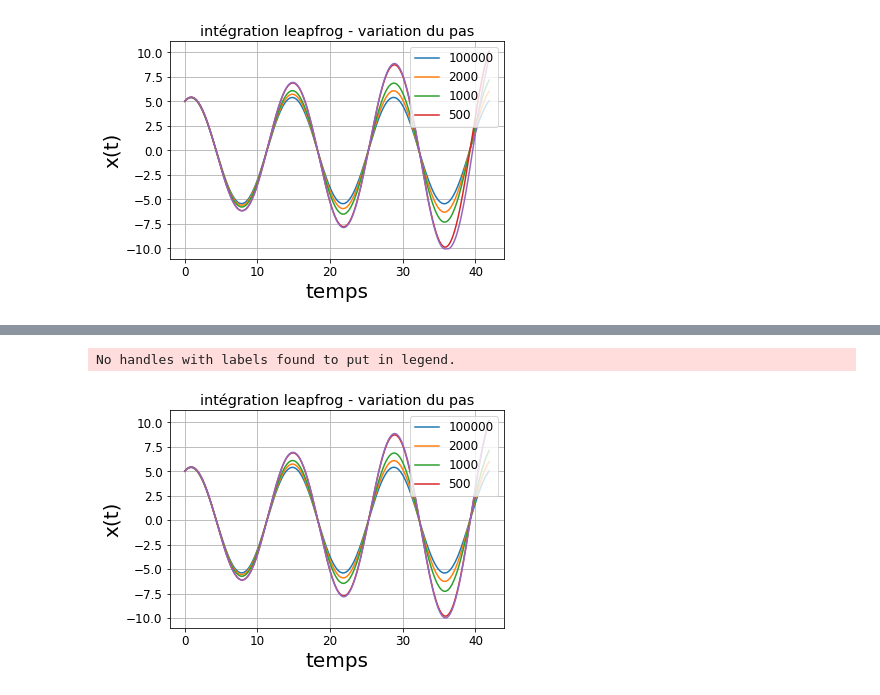
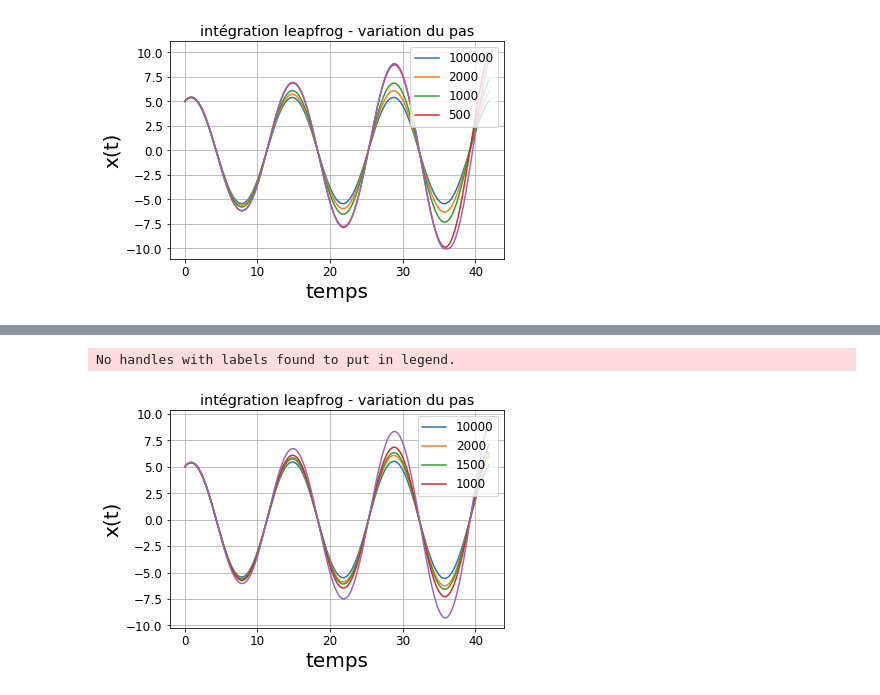
Before and after one commit to Yves-LEMEN/potentiel-discret, a Jupyter notebook: potentiel discret.ipynb, the cells around one changed output, grey strips where cells are left out. Saved outputs shown, nothing was run; the diff lists cells and outputs as text; code cells hidden in the pictures.

```diff
--- a/potentiel discret.ipynb
+++ b/potentiel discret.ipynb
@@ -343,18 +339,13 @@ xp = np.linspace(-l, l, Nn)
 s = np.linspace(-l, l, Nn-1) #utilisé pour les vecteurs dérivés qui n'ont que Nn-1 composantes
 dxp=xp[1]-xp[0]
 ds=s[1]-s[0]
-
-
-
-
 omeg=1.5
-
-
 
 ###########################
 # chargement du potentiel quadratique
 
 V = (omeg**2/2)*xp**2
+fpot = interp1d(xp, V, kind='cubic')
 
 #######################
 # Conditions initiales
@@ -363,75 +354,44 @@ v0=3.0
 
 
 
-
-
-
-###############################################################################
-# calcul de la valeur du potentiel en un point x avec interpolation
-def potiel(x,l,Nn, V):
-        xp = np.linspace(-l, l, Nn)
-        fpot = interp1d(xp, V, kind='cubic')
-        pot=fpot(x)
-        return pot
-
-###############################################################################
-# calcul de la dérivée du potentiel sous forme vectorielle à Nn-1 points
-def dVdx(l, Nn, V):
-        deltaV=zeros(Nn-1)
-        for i in range(0,Nn-1):
-                deltaV[i]=(V[i+1]-V[i])*((Nn)/(2*l))
-        return deltaV
-
-
 ###############################################################################
 # calcul de la valeur de la dérivée du potentiel en un point x avec interpolation
-def derivpot(z,l,Nn, Vprim):
-        s = np.linspace(-l, l, Nn-1)
-        fpot= interp1d(s, Vprim, kind='cubic')
-        pot=fpot(z)
+def derivpot(z,l,Nn, fpot):
+        k=0.001
+        h=k*2*l/Nn
+        pot=(fpot(z+h)-fpot(z))/h
         return pot
 
 
 ###############################################################################
-# création de la fonction resoudre
+# création de la fonction resoudre qui donne position et vitesses par la méthode leapfrog (coeur du programme)
 def resoudre(x0,v0, Mm):
-#######################################
+########################
 # entrée des paramètres temporels - limite de temps tps pas temporel Mm
 
     tps=3*2*3.141596/omeg #temps caractéristique posé égal à 3 fois la période
     tp=np.linspace(0,tps,Mm)
     dtp = tp[1] - tp[0]
-
+########################
 # Initialisation à 0 des variables, et Conditions initiales
     x = zeros(Mm)
     v = zeros(Mm)
     x[0] = x0
     v[0] = v0
 
-########################################
+########################
 # Intégration "leapfrog"
-    k0= derivpot(x[0],l,Nn,Vprim)
+    k0= derivpot(x[0],l,Nn,fpot)
 
     for i in range(Mm-1):
         v[i + 1] = v[i] - dtp*k0
         x[i + 1] = x[i] + dtp*v[i + 1]
-        k0=derivpot(x[i-1],l,Nn,Vprim)
+        k0=derivpot(x[i-1],l,Nn,fpot)
 
-###########################################################################
-# Solution
     return x,v
 
 
-
-
-
-
-
-##############################################################################
-
-
-
-
+#retour programme principal
 ###############################################################################
 # représentation graphique leapfrog
 rcParams["axes.grid"] = True
@@ -443,34 +403,32 @@ figure()
 xlabel("temps")
 ylabel("x(t)")
 plt.title ("intégration leapfrog - variation du pas")
 ###############################################################################
 
-#retour programme principal
-Vprim=dVdx(l,Nn,V)
 
 
 
-vecteur=[100000, 2000, 1000, 500, 485]
+vecteur=[10000, 2000, 1500, 1000, 550]
 
 for i in range(0, 5):
     Mm= vecteur[i]
     x,v = resoudre(x0,v0, Mm)
 
     tps=10*2*3.141596/omeg
     tp=np.linspace(0,tps,Mm)
 
 
 
 
 
     plt.legend(loc='upper right')
     plt.plot(tp,x, linewidth=1.5, label= vecteur[i])
 
 
 ###############################################################################
 ###############################################################################
 show()
 ###############################################################################
 # %% [output]
 No handles with labels found to put in legend.
-[figure, old version]
+[figure, new version]
```
Also changed, not shown: parts of 5 cells of this notebook.
